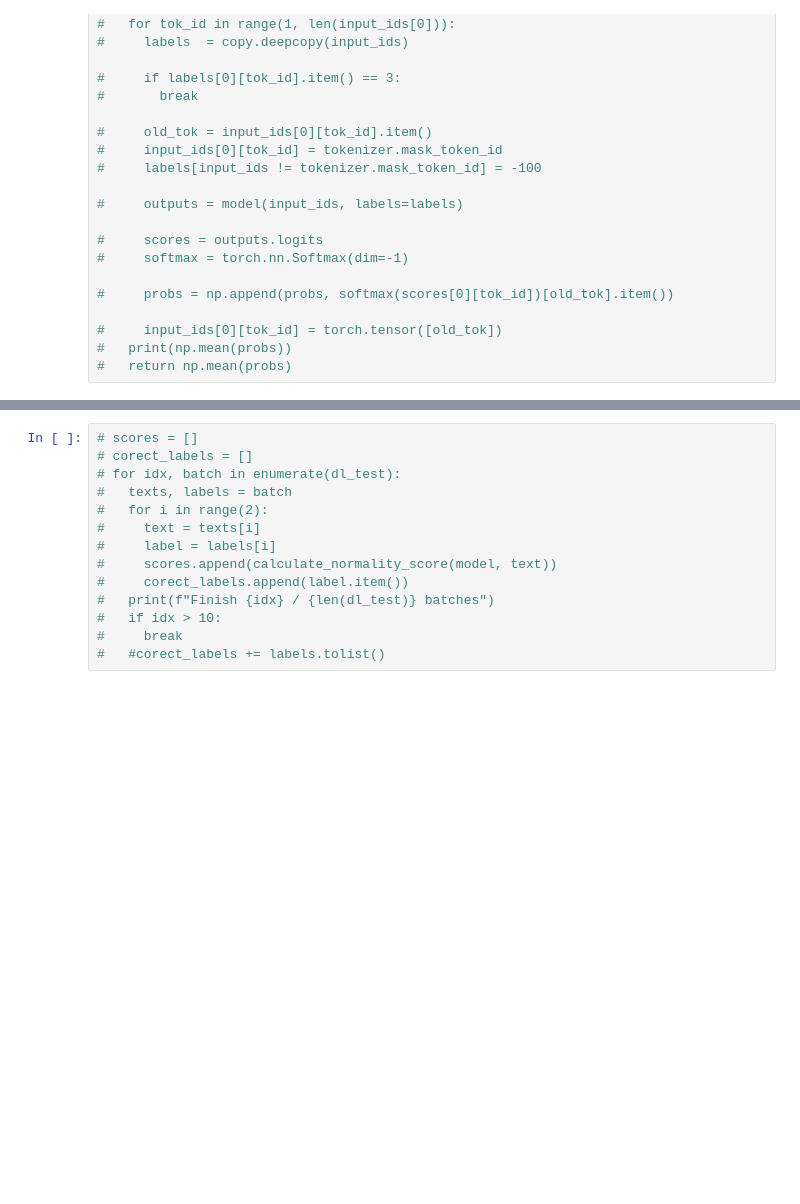
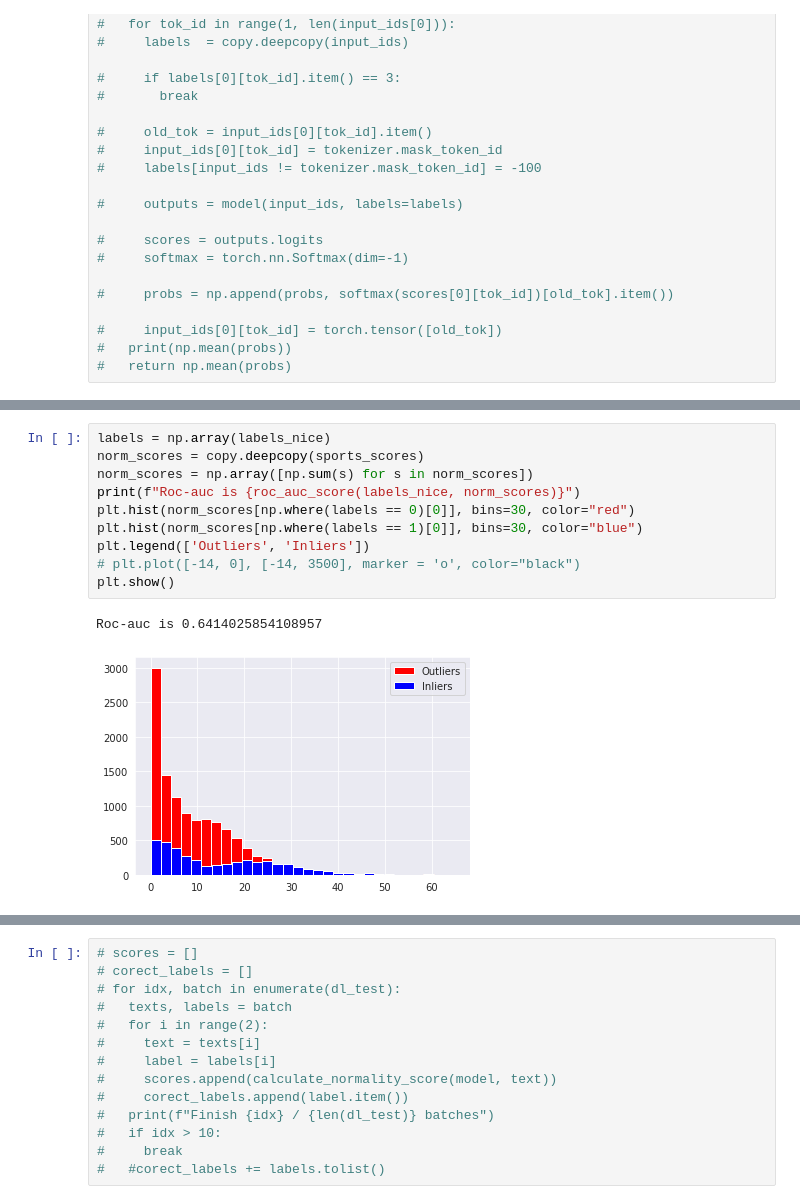
Before and after one commit to dragosconst/Anomaly-Detection, a Jupyter notebook: Anomaly_Detection.ipynb, the cells around one changed output, grey strips where cells are left out. Cells and saved outputs as stored; diff of their text form; blank space fills up the shorter version.

```diff
--- a/Anomaly_Detection.ipynb
+++ b/Anomaly_Detection.ipynb
@@ -544,0 +713,13 @@ model = model.to(device)
+# %%
+labels = np.array(labels_nice)
+norm_scores = copy.deepcopy(sports_scores)
+norm_scores = np.array([np.sum(s) for s in norm_scores])
+print(f"Roc-auc is {roc_auc_score(labels_nice, norm_scores)}")
+plt.hist(norm_scores[np.where(labels == 0)[0]], bins=30, color="red")
+plt.hist(norm_scores[np.where(labels == 1)[0]], bins=30, color="blue")
+plt.legend(['Outliers', 'Inliers'])
+# plt.plot([-14, 0], [-14, 3500], marker = 'o', color="black")
+plt.show()
+# %% [output]
+Roc-auc is 0.6414025854108957
+[figure, added]
```
Also changed, not shown: parts of 25 cells of this notebook.
